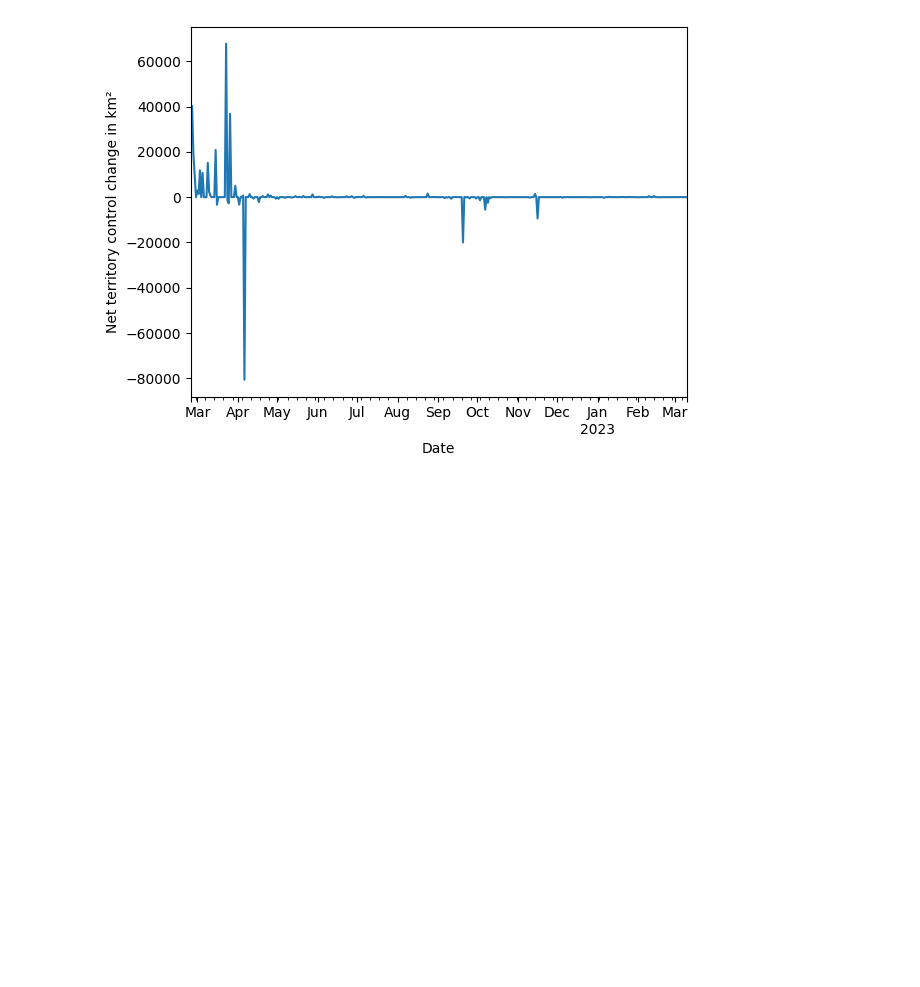
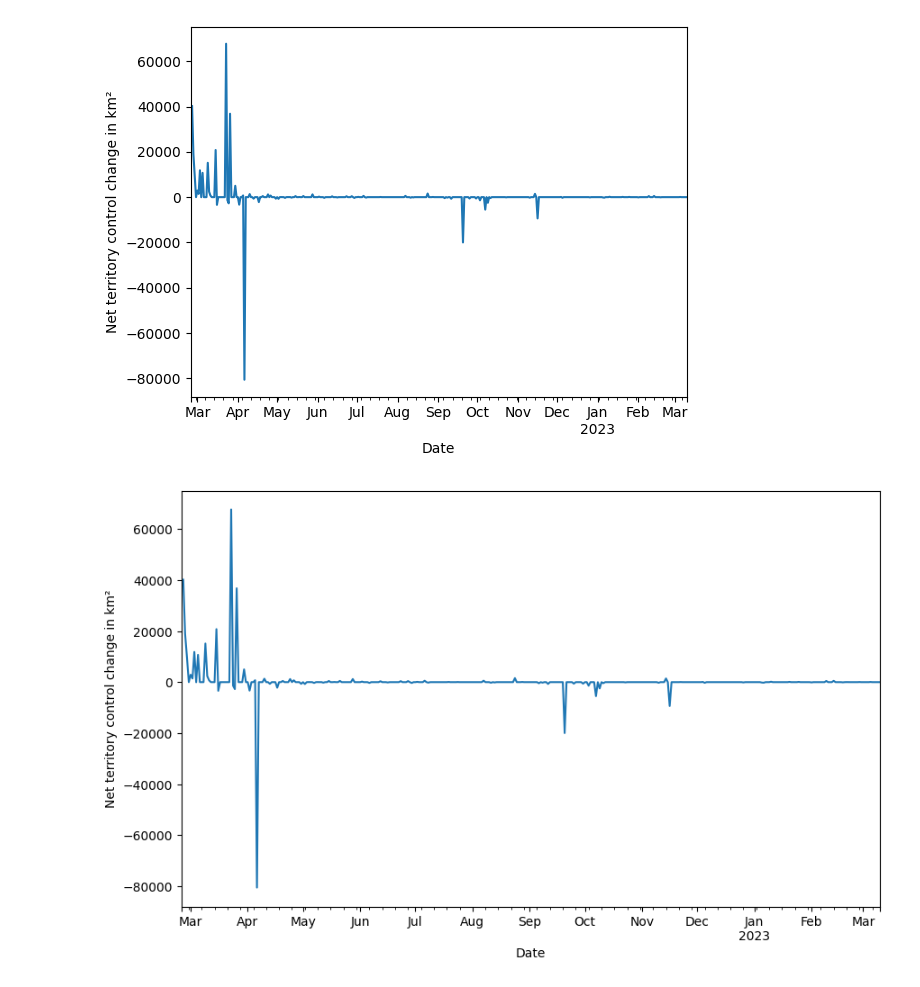
Before and after one commit to conflict-investigations/nzz-maps, a Jupyter notebook: nzz_territory.ipynb, the cells around one changed output. Drawn from its saved outputs; the diff is of its cells as text; code cells hidden in the pictures; blank space fills up the shorter version.

Commit message:
nzz_territory.ipynb: Increase plot canvas size

```diff
--- a/nzz_territory.ipynb
+++ b/nzz_territory.ipynb
@@ -115,3 +119,9 @@ df['change'].plot(xlabel='Date', ylabel='Net territory control change in km\u00b
 # %% [output]
 <AxesSubplot: xlabel='Date', ylabel='Net territory control change in km²'>
 [figure]
+# %%
+plt.figure()
+df['change'].plot(xlabel='Date', ylabel='Net territory control change in km\u00b2', figsize=(10, 6))
+plt.savefig('nzz_area_net.png', bbox_inches='tight', dpi=600)
+# %% [output]
+[figure, added]
```
Also changed, not shown: parts of 4 cells of this notebook.
